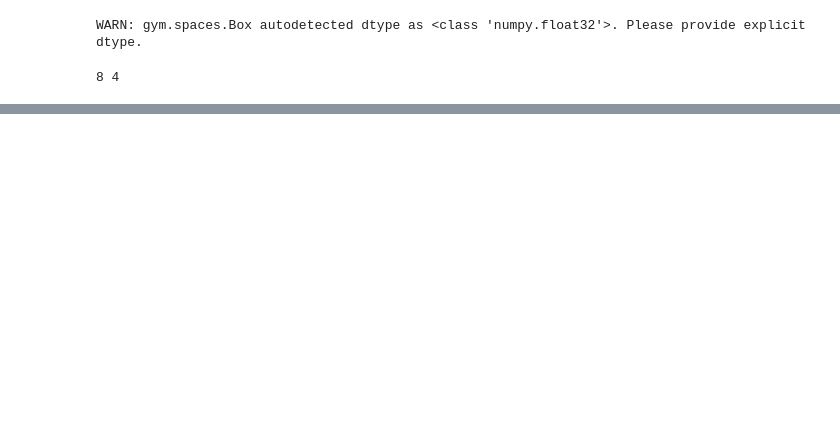
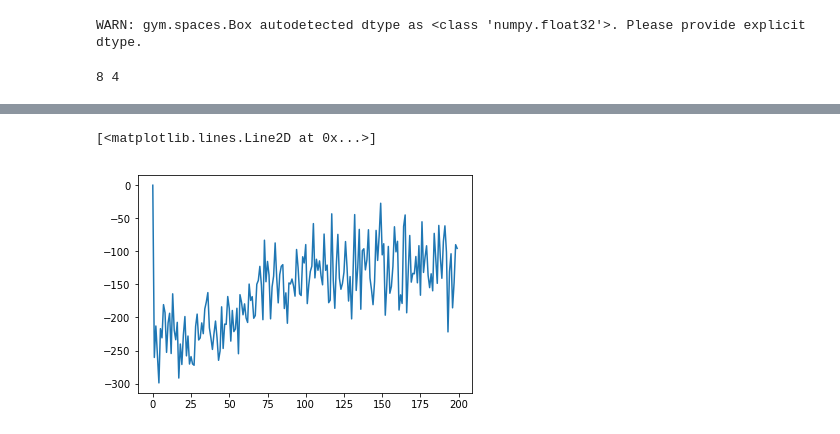
Before and after one commit to hamishdickson/MoonLander, a Jupyter notebook: DQN spaceship.ipynb, the cells around one changed output, grey strips where cells are left out. Cells and saved outputs as stored; diff of their text form; code cells hidden in the pictures; blank space fills up the shorter version.

```diff
--- a/DQN spaceship.ipynb
+++ b/DQN spaceship.ipynb
@@ -164,0 +190,18 @@ plt.plot(final_rewards)
+# %%
+ten_scores = []
+
+c = 0
+acc = 0
+
+for s in scores:
+    if c % 10 == 0:
+        ten_scores.append(acc)
+        acc = 0
+
+    acc += s
+    c += 1
+# %%
+plt.plot(np.array(ten_scores) / 10)
+# %% [output]
+[<matplotlib.lines.Line2D at 0x...>]
+[figure, added]
```
Also changed, not shown: parts of 9 cells of this notebook.
